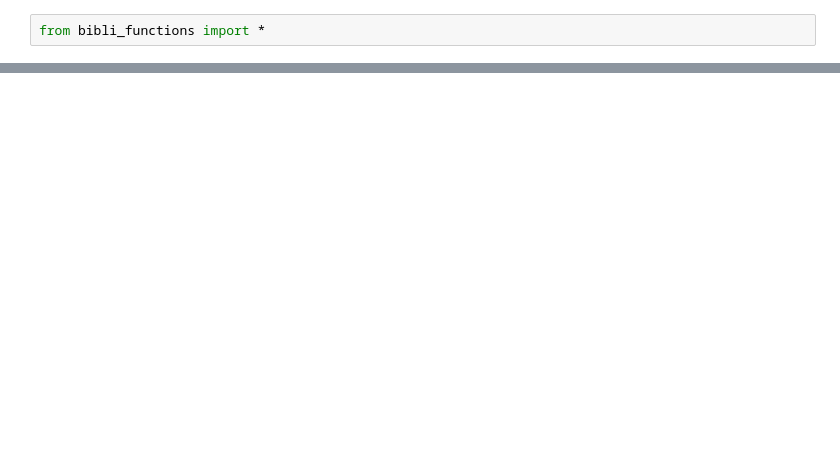
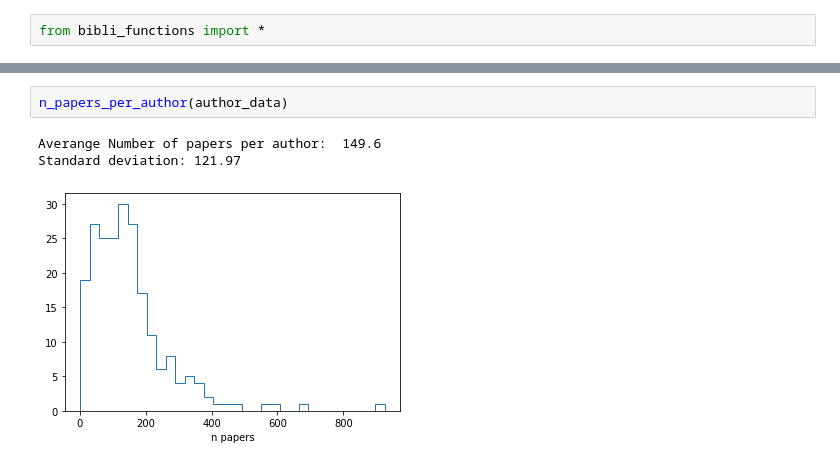
Before and after one commit to cmlamman/bibliog, a Jupyter notebook: Example.ipynb, the cells around one changed output, grey strips where cells are left out. Saved outputs shown, nothing was run; the diff lists cells and outputs as text; blank space fills up the shorter version.

```diff
--- a/Example.ipynb
+++ b/Example.ipynb
@@ -15,3 +24,9 @@ author_data[:4]
+# %%
+n_papers_per_author(author_data)
+# %% [output]
+Averange Number of papers per author:  149.6
+Standard deviation: 121.97
+[figure, added]
 # %%
 n_authors(author_data)
 # %% [output]
```
Also changed, not shown: parts of 12 cells of this notebook, 4 other files.
